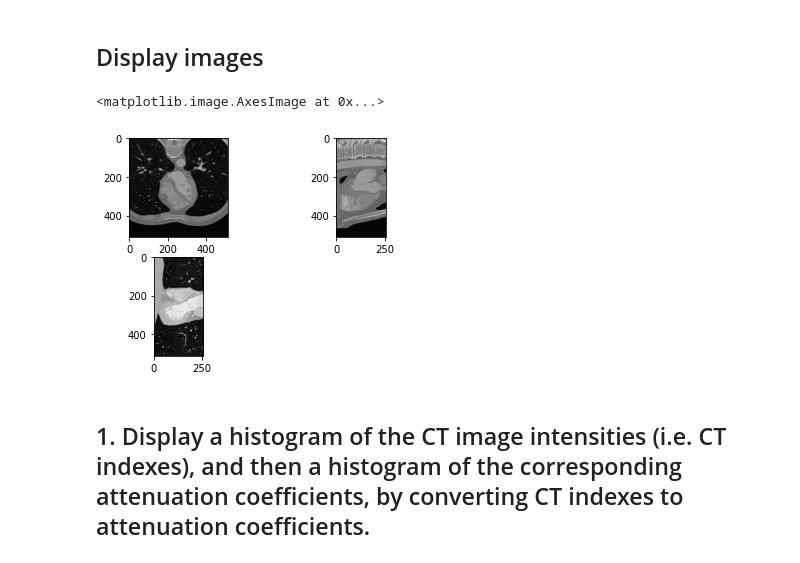
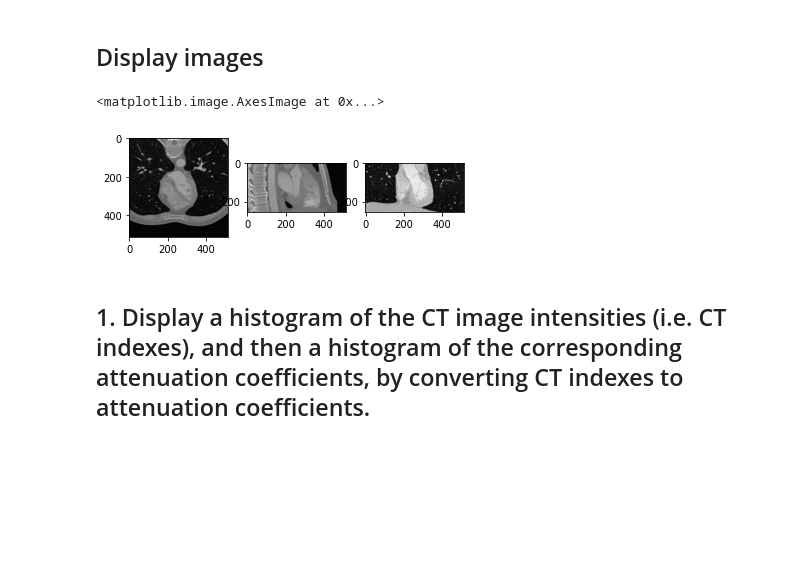
Before and after one commit to murillo-teixeira/medical-imaging-assignments, a Jupyter notebook: 1. Lab 1/Lab1.ipynb, the cells around one changed output. Drawn from its saved outputs; the diff is of its cells as text; code cells hidden in the pictures; blank space fills up the shorter version.

```diff
--- a/1. Lab 1/Lab1.ipynb
+++ b/1. Lab 1/Lab1.ipynb
@@ -24,20 +24,20 @@ print(rows, cols, slices)
 ## Display images
 # %%
 ax_slice = im[:,:,slices//2]
-sag_slice = im[:, cols//2, :]
-cor_slice = im[rows//2, :, :]
+sag_slice = np.rot90(im[:, cols//2, :])
+cor_slice = np.rot90(im[rows//2, :, :])
 
 
 plt.figure("Mid Orthogonal Slices")
-plt.subplot(2, 2, 1)
+plt.subplot(1, 3, 1)
 plt.imshow(ax_slice, cmap="gray")
-plt.subplot(2, 2, 2)
+plt.subplot(1, 3, 2)
 plt.imshow(sag_slice, cmap="gray")
-plt.subplot(2, 2, 3)
+plt.subplot(1, 3, 3)
 plt.imshow(cor_slice, cmap="gray")
 # %% [output]
 <matplotlib.image.AxesImage at 0x...>
-[figure, old version]
+[figure, new version]
 # %% [markdown]
 ## 1. Display a histogram of the CT image intensities (i.e. CT indexes), and then a histogram  of the corresponding attenuation coefficients, by converting CT indexes to attenuation coefficients.
 # %%
```
Also changed, not shown: parts of 14 cells of this notebook.
